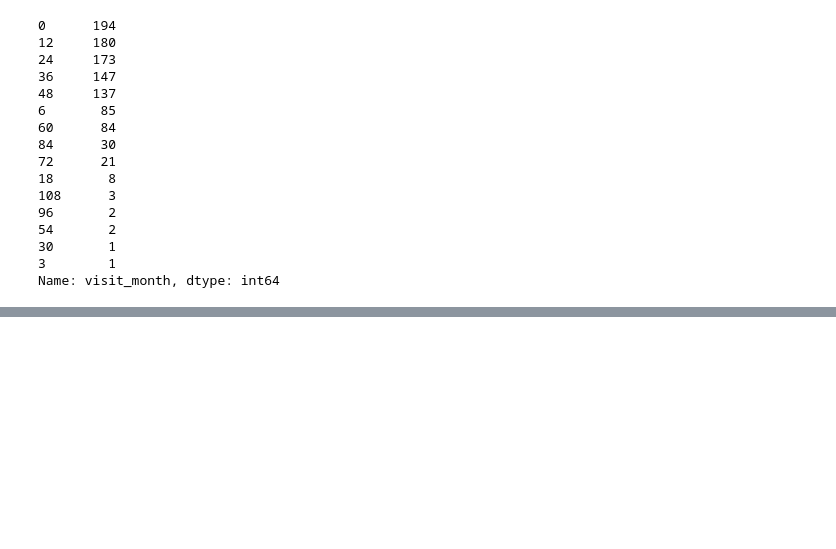
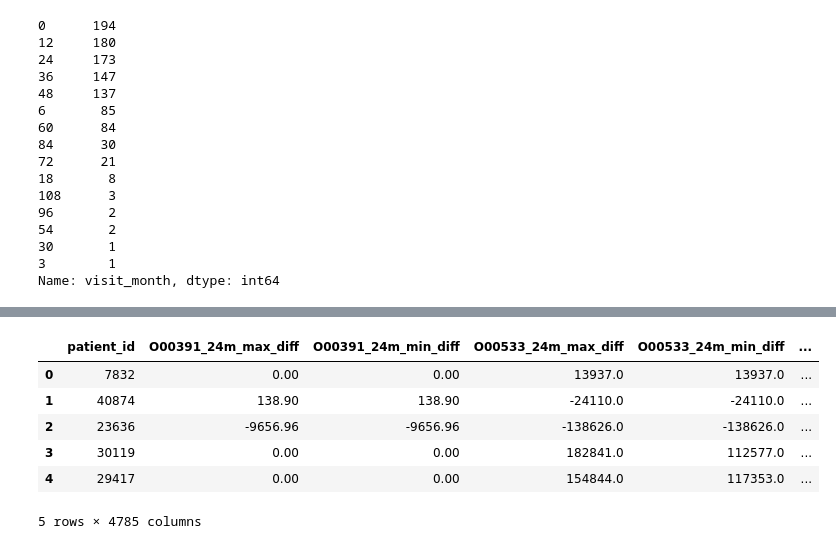
Before and after one commit to dagartga/Boosted-Models-for-Parkinsons-Prediction, a Jupyter notebook: parkinsons_1/notebooks/Patient_Data_EDA.ipynb, the cells around one changed output, grey strips where cells are left out. Drawn from its saved outputs; the diff is of its cells as text; code cells hidden in the pictures; blank space fills up the shorter version.

```diff
--- a/parkinsons_1/notebooks/Patient_Data_EDA.ipynb
+++ b/parkinsons_1/notebooks/Patient_Data_EDA.ipynb
@@ -324,0 +465,19 @@ updrs1_patient_visit_24 = updrs1_df[updrs1_df['visit_month'] == 24]
+# %%
+first_24_df = updrs1_df[updrs1_df['visit_month'] <= 24]
+first_24_df_max = first_24_df.groupby('patient_id')[prot_cols].max().reset_index()
+first_24_df_max.columns = ['patient_id'] + [col + '_max' for col in prot_cols]
+first_24_df_min = first_24_df.groupby('patient_id')[prot_cols].min().reset_index()
+first_24_df_min.columns = ['patient_id'] + [col + '_min' for col in prot_cols]
+# %%
+first_24_raw_df = first_24_df_min.merge(first_24_df_max, on='patient_id')
+# %%
+final_prot_df = final_max_min_df.merge(first_24_raw_df, on='patient_id')
+final_prot_df.head()
+# %% [output]
+|  | patient_id | O00391_24m_max_diff | O00391_24m_min_diff | O00533_24m_max_diff | O00533_24m_min_diff | ... |
+| 0 | 7832 | 0.00 | 0.00 | 13937.0 | 13937.0 | ... |
+| 1 | 40874 | 138.90 | 138.90 | -24110.0 | -24110.0 | ... |
+| 2 | 23636 | -9656.96 | -9656.96 | -138626.0 | -138626.0 | ... |
+| 3 | 30119 | 0.00 | 0.00 | 182841.0 | 112577.0 | ... |
+| 4 | 29417 | 0.00 | 0.00 | 154844.0 | 117353.0 | ... |
+5 rows × 4785 columns
```
Also changed, not shown: parts of 12 cells of this notebook.
